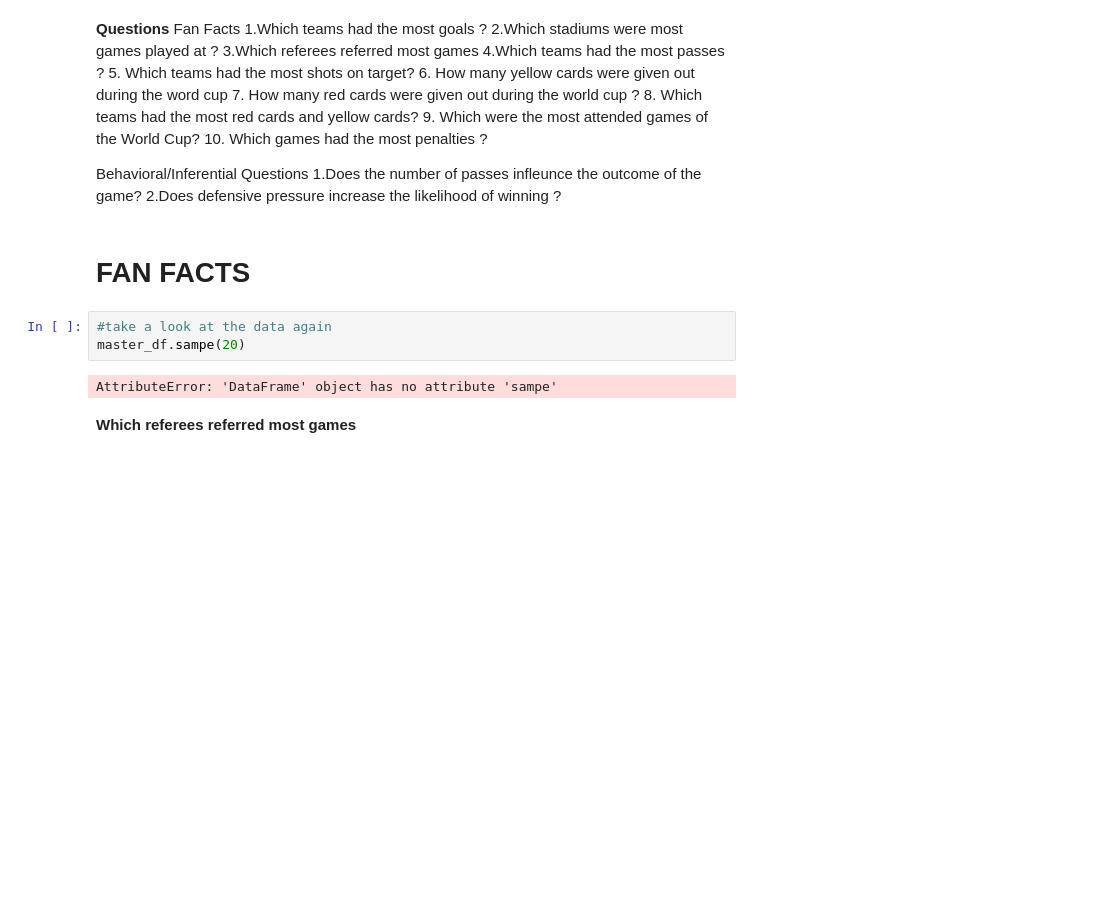
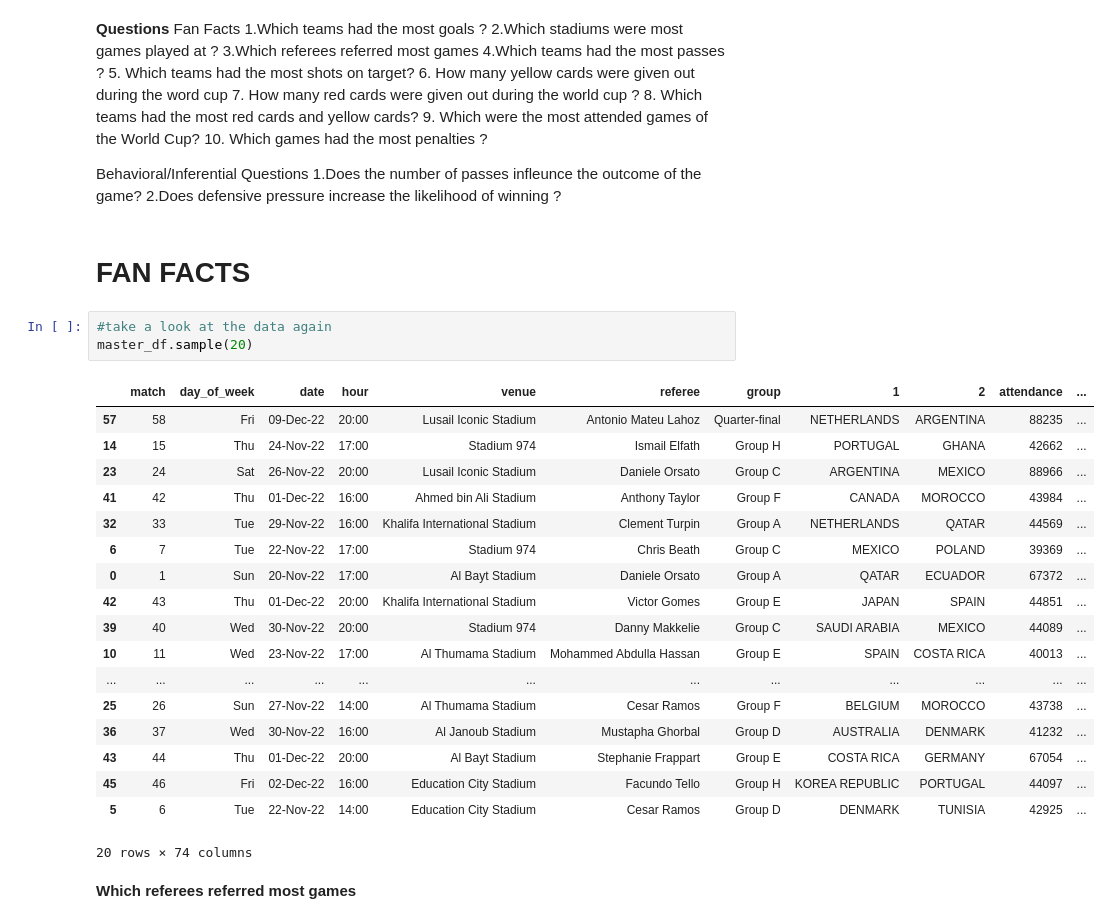
Before and after one commit to Stoichiometrical/World-Cup-Data--Analysis, a Jupyter notebook: detailed explanation of steps/world_cup_analysis.ipynb, the cells around one changed output. Cells and saved outputs as stored; diff of their text form; blank space fills up the shorter version.

```diff
--- a/detailed explanation of steps/world_cup_analysis.ipynb
+++ b/detailed explanation of steps/world_cup_analysis.ipynb
@@ -244,9 +244,26 @@ Behavioral/Inferential Questions
 # FAN FACTS
 # %%
 #take a look at the data again
-master_df.sampe(20)
+master_df.sample(20)
 # %% [output]
+|  | match | day_of_week | date | hour | venue | referee | group | 1 | 2 | attendance | ... |
+| 57 | 58 | Fri | 09-Dec-22 | 20:00 | Lusail Iconic Stadium | Antonio Mateu Lahoz | Quarter-final | NETHERLANDS | ARGENTINA | 88235 | ... |
+| 14 | 15 | Thu | 24-Nov-22 | 17:00 | Stadium 974 | Ismail Elfath | Group H | PORTUGAL | GHANA | 42662 | ... |
+| 23 | 24 | Sat | 26-Nov-22 | 20:00 | Lusail Iconic Stadium | Daniele Orsato | Group C | ARGENTINA | MEXICO | 88966 | ... |
+| 41 | 42 | Thu | 01-Dec-22 | 16:00 | Ahmed bin Ali Stadium | Anthony Taylor | Group F | CANADA | MOROCCO | 43984 | ... |
+| 32 | 33 | Tue | 29-Nov-22 | 16:00 | Khalifa International Stadium | Clement Turpin | Group A | NETHERLANDS | QATAR | 44569 | ... |
+| 6 | 7 | Tue | 22-Nov-22 | 17:00 | Stadium 974 | Chris Beath | Group C | MEXICO | POLAND | 39369 | ... |
+| 0 | 1 | Sun | 20-Nov-22 | 17:00 | Al Bayt Stadium | Daniele Orsato | Group A | QATAR | ECUADOR | 67372 | ... |
+| 42 | 43 | Thu | 01-Dec-22 | 20:00 | Khalifa International Stadium | Victor Gomes | Group E | JAPAN | SPAIN | 44851 | ... |
+| 39 | 40 | Wed | 30-Nov-22 | 20:00 | Stadium 974 | Danny Makkelie | Group C | SAUDI ARABIA | MEXICO | 44089 | ... |
+| 10 | 11 | Wed | 23-Nov-22 | 17:00 | Al Thumama Stadium | Mohammed Abdulla Hassan | Group E | SPAIN | COSTA RICA | 40013 | ... |
+| ... | ... | ... | ... | ... | ... | ... | ... | ... | ... | ... | ... |
+| 25 | 26 | Sun | 27-Nov-22 | 14:00 | Al Thumama Stadium | Cesar Ramos | Group F | BELGIUM | MOROCCO | 43738 | ... |
+| 36 | 37 | Wed | 30-Nov-22 | 16:00 | Al Janoub Stadium | Mustapha Ghorbal | Group D | AUSTRALIA | DENMARK | 41232 | ... |
+| 43 | 44 | Thu | 01-Dec-22 | 20:00 | Al Bayt Stadium | Stephanie Frappart | Group E | COSTA RICA | GERMANY | 67054 | ... |
+| 45 | 46 | Fri | 02-Dec-22 | 16:00 | Education City Stadium | Facundo Tello | Group H | KOREA REPUBLIC | PORTUGAL | 44097 | ... |
+| 5 | 6 | Tue | 22-Nov-22 | 14:00 | Education City Stadium | Cesar Ramos | Group D | DENMARK | TUNISIA | 42925 | ... |
-AttributeError: 'DataFrame' object has no attribute 'sampe'
+20 rows × 74 columns
 # %% [markdown]
 **Which referees referred most games**
 # %%
```
Also changed, not shown: parts of 41 cells of this notebook.
